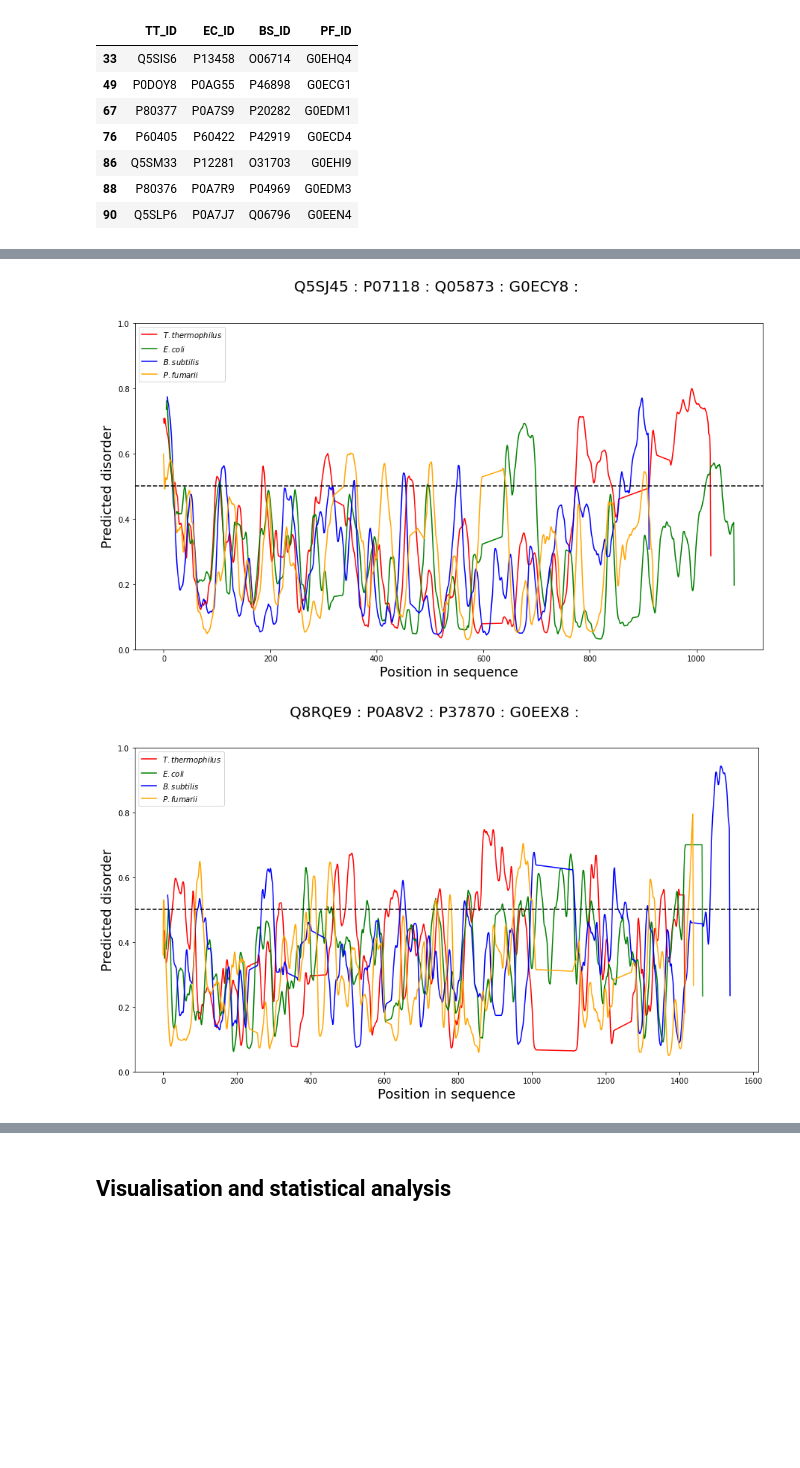
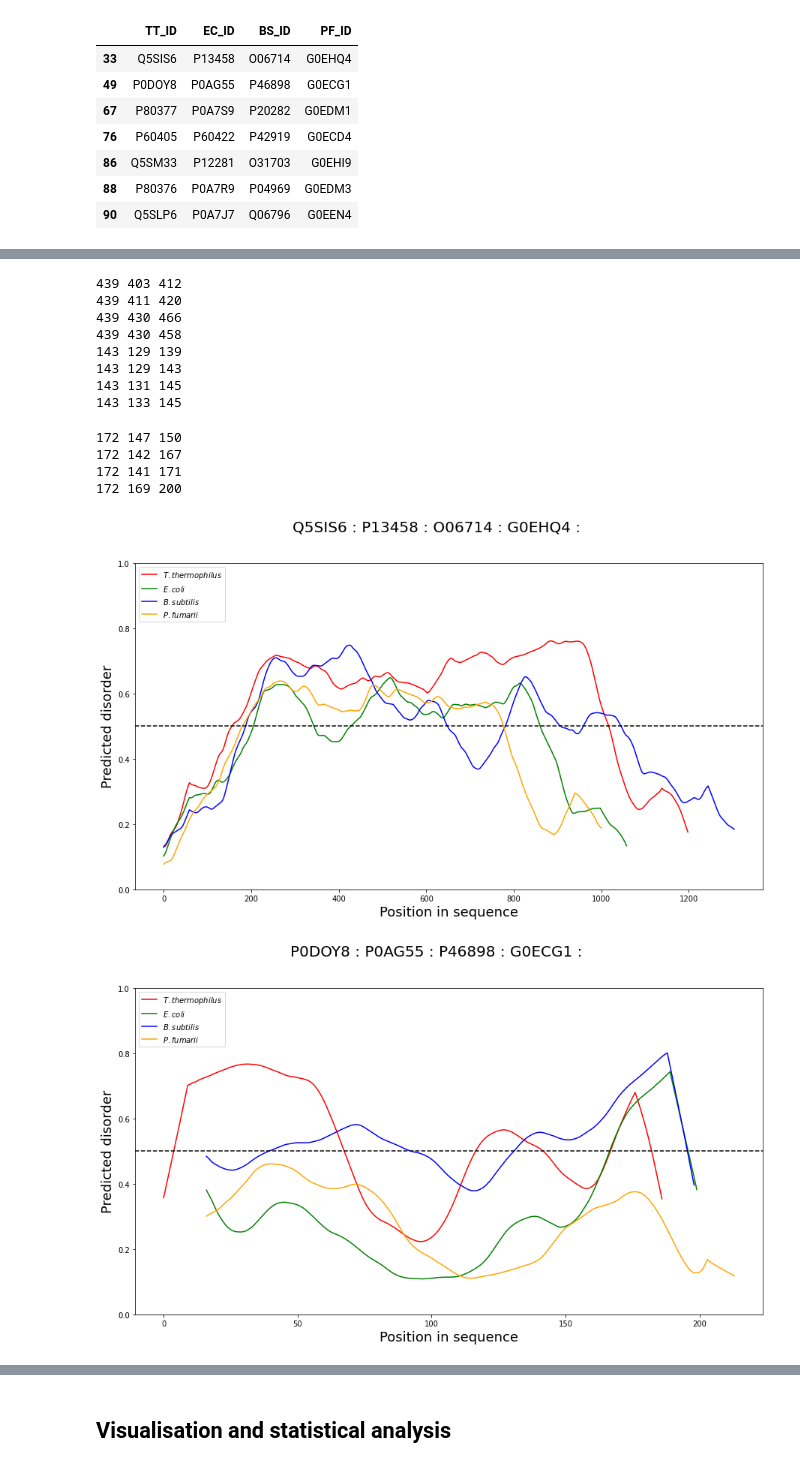
Before and after one commit to alibekk93/IDP_analysis, a Jupyter notebook: IDP_analysis.ipynb, the cells around one changed output, grey strips where cells are left out. Saved outputs shown, nothing was run; the diff lists cells and outputs as text; code cells hidden in the pictures; blank space fills up the shorter version.

```diff
--- a/IDP_analysis.ipynb
+++ b/IDP_analysis.ipynb
@@ -414,3 +414,23 @@ def align_seqs(seqs: list, ids: list, gap_ins_pen: float=-1.0,
   # read the output file
   align = AlignIO.read('aligned.fas', 'fasta')
   return align
+# %%
+for n in tqdm(IDP_pairs.query('TT_disorder_binary_mean>=0.5 or EC_disorder_binary_mean>=0.5 or BS_disorder_binary_mean>=0.5 or PF_disorder_binary_mean>=0.5')[['TT_ID', 'EC_ID', 'BS_ID', 'PF_ID']].values):
+  names = [*n]
+
+  fig_name = ''.join([n + '-' for n in names])[:-1] + '.svg'
+
+  labels = ['T. thermophilus', 'E. coli', 'B. subtilis', 'P. fumarii']
+
+  disorder_values = [IDP_pairs.query('TT_ID=="{}"'.format(names[0])).TT_disorder_combined.iloc[0],
+                    IDP_pairs.query('EC_ID=="{}"'.format(names[1])).EC_disorder_combined.iloc[0],
+                    IDP_pairs.query('BS_ID=="{}"'.format(names[2])).BS_disorder_combined.iloc[0],
+                    IDP_pairs.query('PF_ID=="{}"'.format(names[3])).PF_disorder_combined.iloc[0]]
+  seqs = [IDP_pairs.query('TT_ID=="{}"'.format(names[0])).TT_Sequence.iloc[0],
+          IDP_pairs.query('EC_ID=="{}"'.format(names[1])).EC_Sequence.iloc[0],
+          IDP_pairs.query('BS_ID=="{}"'.format(names[2])).BS_Sequence.iloc[0],
+          IDP_pairs.query('PF_ID=="{}"'.format(names[3])).PF_Sequence.iloc[0]]
+  colors = ['red', 'green', 'blue', 'orange']
+
+  plot_IDR_profile(disorder_values=disorder_values, seqs=seqs, labels=labels, colors=colors, names=names, mav=50, scale_mav=True,
+                   gap_ins_pen=-1.0, gap_ext_pen=-0.5, savefig=False)
@@ -416,0 +473,9 @@ def align_seqs(seqs: list, ids: list, gap_ins_pen: float=-1.0,
+# %%
+test1 = SeqRecord(Seq('--AA---AAAAAA--'))
+test2 = [.1, .2, .3, .4, .5, .6, .7, .8]
+
+for i, r in enumerate(test1.seq):
+  if r == '-':
+    test2.insert(i, np.nan)
+
+print(test2)
@@ -461,12 +528,15 @@ def plot_IDR_profile(disorder_values: list, seqs: list, labels: list,
   aligned_disorders = []
   alignment = align_seqs(seqs, labels, gap_ins_pen=gap_ins_pen, gap_ext_pen=gap_ext_pen)
   for a, d in zip(alignment, disorder_values):
-    seq_disorder_full = [*d]
+    seq_disorder_full = [*d.copy()]
     for i, residue in enumerate(a.seq):
       if residue == '-':
-        seq_disorder_full.insert(i, np.nan)
+        seq_disorder_full.insert(i, 0)
+      print(i, a.seq[i], seq_disorder_full[i], sep=':')
+    print(len(a.seq), len(d), len(seq_disorder_full))
     seq_disorder_full = pd.Series(seq_disorder_full).interpolate().tolist()
     aligned_disorders.append(seq_disorder_full)
+    '''
   # plot values
   fig, ax = plt.subplots(figsize=(15, 8))
   # check for title
@@ -496,6 +566,7 @@ def plot_IDR_profile(disorder_values: list, seqs: list, labels: list,
     if names == None:
       raise ValueError('Sequence names not provided')
     fig.savefig(title + '.svg')
+    '''
 # %%
 # def plot_IDR_profile(disorder_values: list, labels: list, names: list=None,
 #                      mav: int=1, scale_mav=False, align=False,
@@ -1215,7 +1286,7 @@ IDP_pairs.query("TT_disorder_binary_mean>=0.5 or EC_disorder_binary_mean>=0.5 or
 | 88 | P80376 | P0A7R9 | P04969 | G0EDM3 |
 | 90 | Q5SLP6 | P0A7J7 | Q06796 | G0EEN4 |
 # %%
-for n in tqdm(IDP_pairs.query('TT_longest_IDR>=50 or EC_longest_IDR>=50 or BS_longest_IDR>=50 or PF_longest_IDR>=50')[['TT_ID', 'EC_ID', 'BS_ID', 'PF_ID']].values):
+for n in tqdm(IDP_pairs.query('TT_disorder_binary_mean>=0.5 or EC_disorder_binary_mean>=0.5 or BS_disorder_binary_mean>=0.5 or PF_disorder_binary_mean>=0.5')[['TT_ID', 'EC_ID', 'BS_ID', 'PF_ID']].values):
   names = [*n]
 
   fig_name = ''.join([n + '-' for n in names])[:-1] + '.svg'
@@ -1232,6 +1303,6 @@ for n in tqdm(IDP_pairs.query('TT_longest_IDR>=50 or EC_longest_IDR>=50 or BS_lo
           IDP_pairs.query('PF_ID=="{}"'.format(names[3])).PF_Sequence.iloc[0]]
   colors = ['red', 'green', 'blue', 'orange']
 
-  plot_IDR_profile(disorder_values=disorder_values, seqs=seqs, labels=labels, colors=colors, names=names, mav=1, scale_mav=True,
+  plot_IDR_profile(disorder_values=disorder_values, seqs=seqs, labels=labels, colors=colors, names=names, mav=50, scale_mav=True,
                    gap_ins_pen=-5.0, gap_ext_pen=-0.5, savefig=False)
 # %% [output]
@@ -1239,2 +1325,14 @@ ValueError: ignored
+439 403 412
+439 411 420
+439 430 466
+439 430 458
+143 129 139
+143 129 143
+143 131 145
+143 133 145
+172 147 150
+172 142 167
+172 141 171
+172 169 200
-[figure, old version]
+[figure, new version]
-[figure, old version]
+[figure, new version]
```
Also changed, not shown: parts of 4 cells of this notebook.
